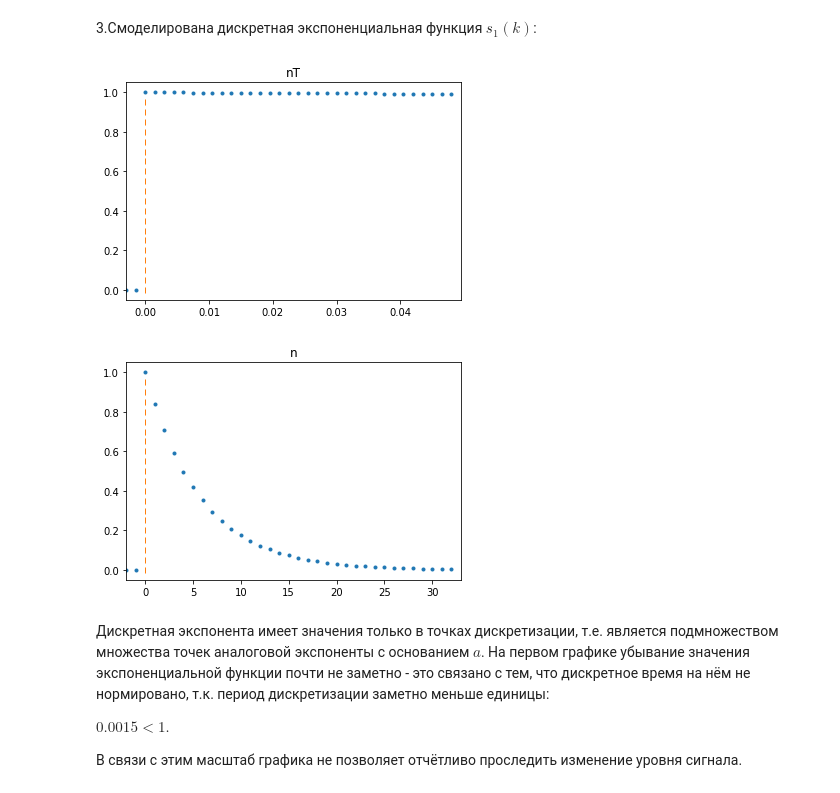
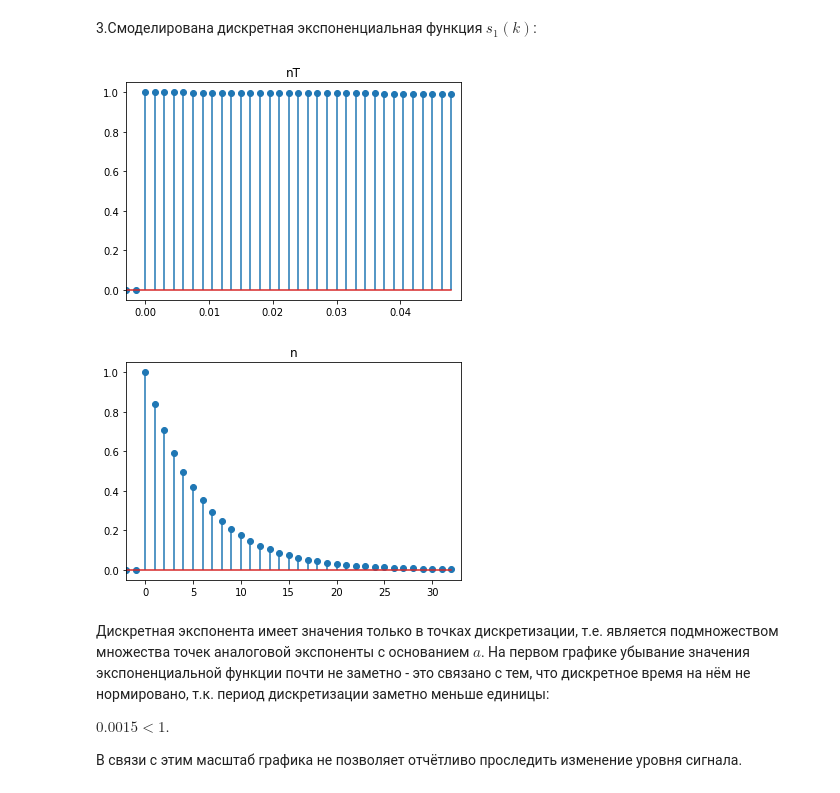
Before and after one commit to the-mvi/dsp-2022, a Jupyter notebook: 9382_Poplavskiy_I_Pavlov_RV/Lab1.ipynb, the cells around one changed output. Cells and saved outputs as stored; diff of their text form; code cells hidden in the pictures.

```diff
--- a/9382_Poplavskiy_I_Pavlov_RV/Lab1.ipynb
+++ b/9382_Poplavskiy_I_Pavlov_RV/Lab1.ipynb
@@ -173,22 +169,20 @@ plt.show()
 # %%
 s1 = lambda x: a**x if x >= 0 else 0
 s1_vals_nT = np.array([s1(i) for i in nT])
 s1_vals_n = np.array([s1(i) for i in n])
 
-plt.plot(nT, s1_vals_nT, ".")
-plt.plot(np.array([0 for i in range(20)]), np.arange(0., 1, 0.05), "|")
+plt.stem(nT, s1_vals_nT)
 plt.xlim([-2*T, N*T])
 plt.title("nT")
 plt.show()
 
-plt.plot(n, s1_vals_n, ".")
-plt.plot(np.array([0 for i in range(20)]), np.arange(0., 1, 0.05), "|")
+plt.stem(n, s1_vals_n)
 plt.xlim([-2, N])
 plt.title("n")
 plt.show()
 # %% [output]
-[figure, old version]
+[figure, new version]
-[figure, old version]
+[figure, new version]
 # %% [markdown]
 Дискретная экспонента имеет значения только в точках дискретизации, т.е. является подмножеством множества точек аналоговой экспоненты с основанием $a$.
 На первом графике убывание значения экспоненциальной функции почти не заметно - это связано с тем, что дискретное время на нём не нормировано, т.к. период дискретизации заметно меньше единицы:
```
Also changed, not shown: parts of 5 cells of this notebook.
